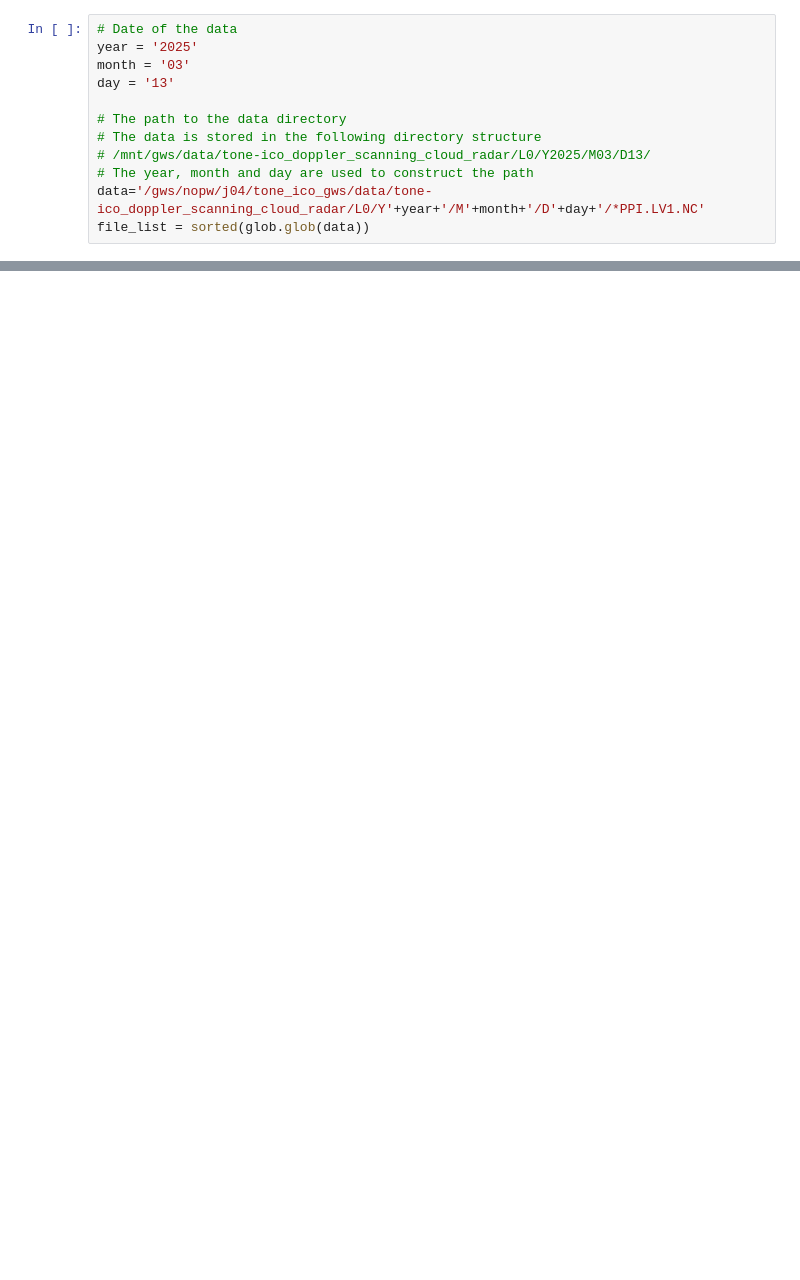
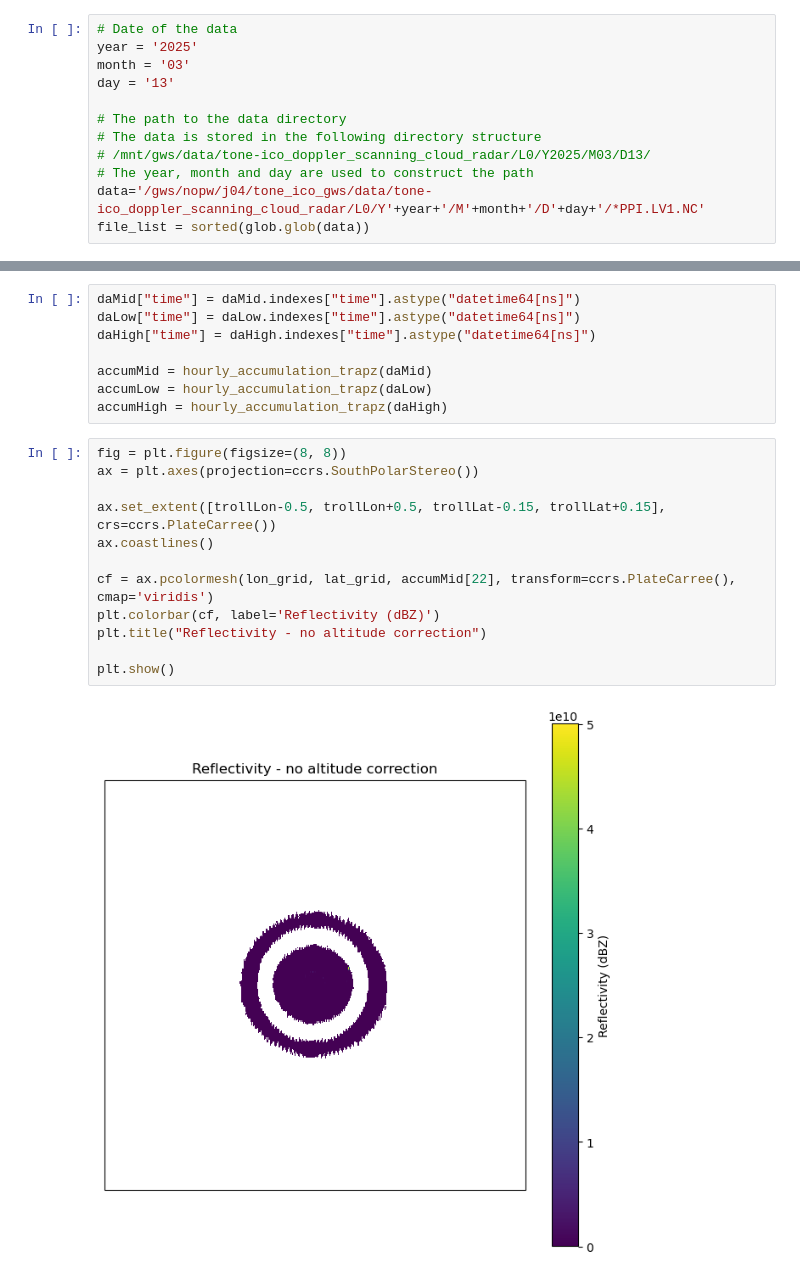
Before and after one commit to Troll-Observing-Network/neumayer-snowfall, a Jupyter notebook: 2D_Radar.ipynb, the cells around one changed output, grey strips where cells are left out. Cells and saved outputs as stored; diff of their text form; blank space fills up the shorter version.

```diff
--- a/2D_Radar.ipynb
+++ b/2D_Radar.ipynb
@@ -101,0 +227,22 @@ Coordinates:
+# %%
+daMid["time"] = daMid.indexes["time"].astype("datetime64[ns]")
+daLow["time"] = daLow.indexes["time"].astype("datetime64[ns]")
+daHigh["time"] = daHigh.indexes["time"].astype("datetime64[ns]")
+
+accumMid = hourly_accumulation_trapz(daMid)
+accumLow = hourly_accumulation_trapz(daLow)
+accumHigh = hourly_accumulation_trapz(daHigh)
+# %%
+fig = plt.figure(figsize=(8, 8))
+ax = plt.axes(projection=ccrs.SouthPolarStereo())
+
+ax.set_extent([trollLon-0.5, trollLon+0.5, trollLat-0.15, trollLat+0.15], crs=ccrs.PlateCarree())
+ax.coastlines()
+
+cf = ax.pcolormesh(lon_grid, lat_grid, accumMid[22], transform=ccrs.PlateCarree(), cmap='viridis')
+plt.colorbar(cf, label='Reflectivity (dBZ)')
+plt.title("Reflectivity - no altitude correction")
+
+plt.show()
+# %% [output]
+[figure, added]
```
Also changed, not shown: parts of 4 cells of this notebook.
